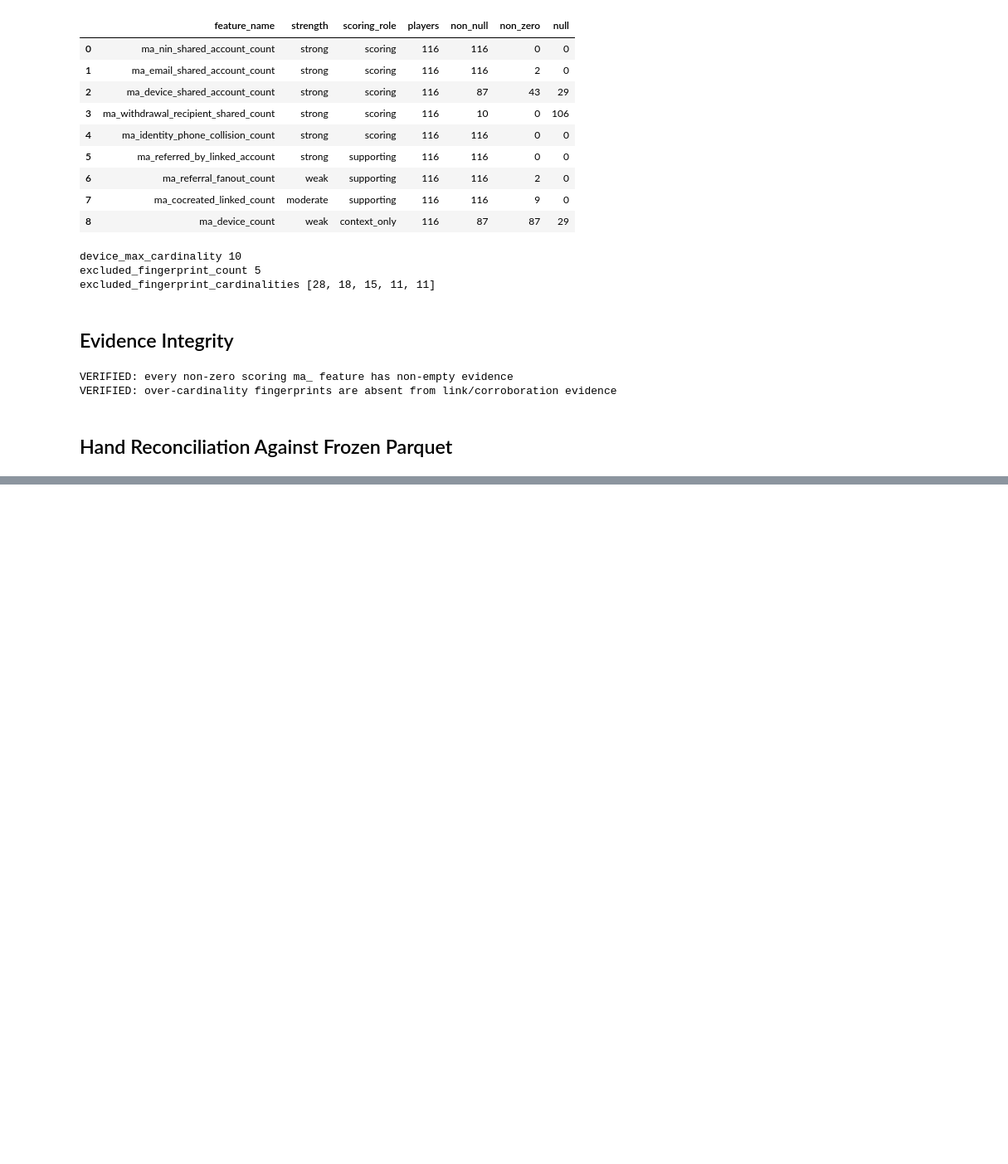
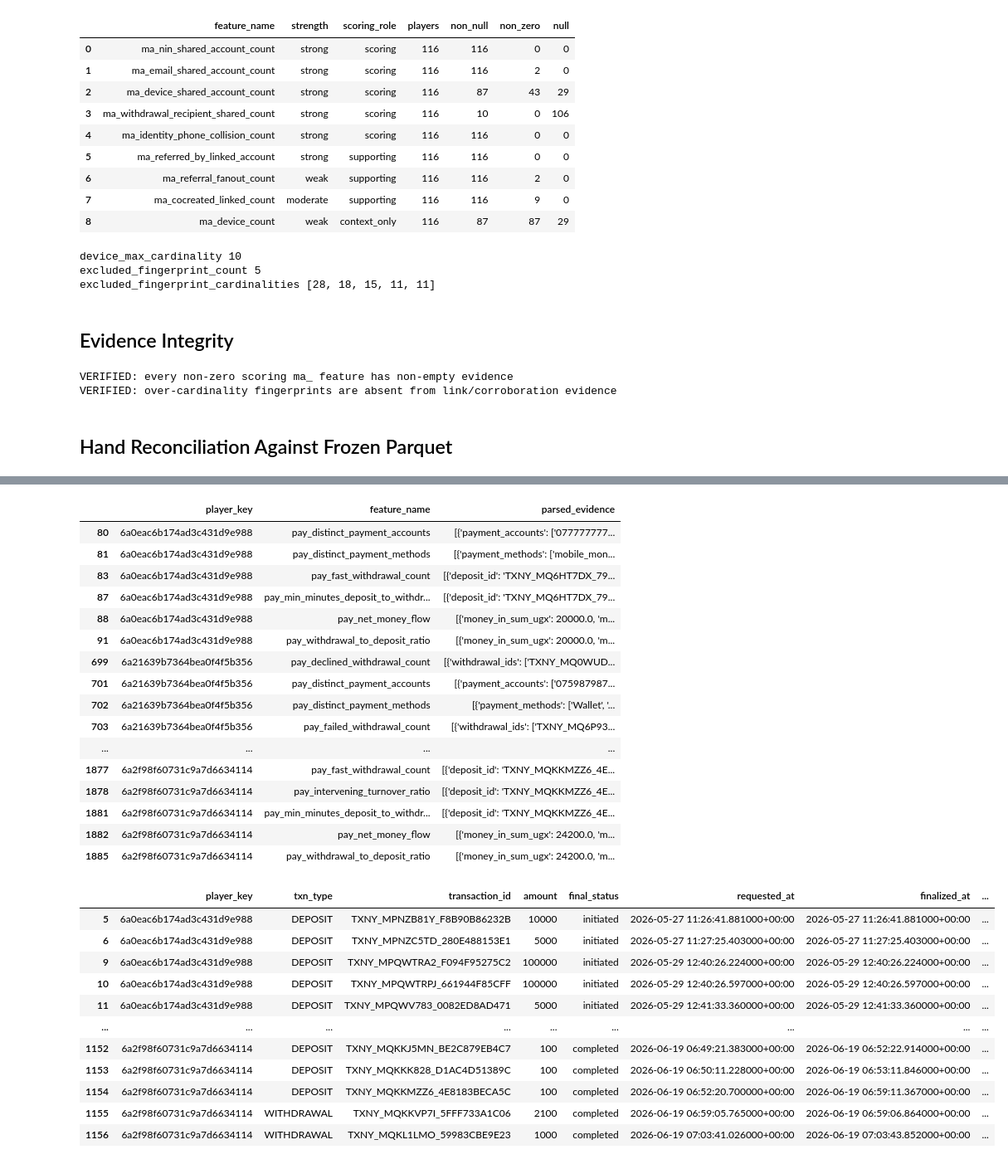
Before and after one commit to AyushDubeyaquagaming/Fraud-Detection-FS-Book, a Jupyter notebook: notebooks/03_features.ipynb, the cells around one changed output, grey strips where cells are left out. Shown at 83% size. Saved outputs shown, nothing was run; the diff lists cells and outputs as text; code cells hidden in the pictures; blank space fills up the shorter version.

```diff
--- a/notebooks/03_features.ipynb
+++ b/notebooks/03_features.ipynb
@@ -295,0 +371,51 @@ picked_players ['6a26959dfc099dd782863ecf', '6a311326aa7ed994dfda83af', '6a0ea9f
+# %%
+flag_players = player_features.loc[
+    player_features["pay_deposit_then_exit_flag"].fillna(False), "player_key"
+].astype(str).tolist()
+fast_players = player_features.loc[
+    player_features["pay_fast_withdrawal_count"].fillna(0).gt(0), "player_key"
+].astype(str).tolist()
+manual_players = player_features.loc[
+    player_features["pay_manual_reconciliation_count"].fillna(0).gt(0), "player_key"
+].astype(str).tolist()
+pay_picked_players = list(
+    dict.fromkeys(flag_players + fast_players + manual_players)
+)[:3]
+print("pay_picked_players", pay_picked_players)
+display(
+    player_features.loc[
+        player_features.player_key.isin(pay_picked_players),
+        ["player_key"] + list(PAY_FEATURE_SPECS),
+    ]
+)
+
+pay_focus_evidence = feature_evidence[
+    feature_evidence.player_key.isin(pay_picked_players)
+    & feature_evidence.feature_name.str.startswith("pay_")
+].copy()
+pay_focus_evidence["parsed_evidence"] = pay_focus_evidence.feature_evidence.map(json.loads)
+display(
+    pay_focus_evidence.loc[
+        pay_focus_evidence.parsed_evidence.map(bool),
+        ["player_key", "feature_name", "parsed_evidence"],
+    ]
+)
+
+display(
+    money_raw.loc[
+        money_raw.player_key.isin(pay_picked_players),
+        [
+            "player_key", "txn_type", "transaction_id", "amount",
+            "final_status", "requested_at", "finalized_at",
+            "recipient_normalized", "is_third_party_recipient",
+            "is_money_in", "is_money_out",
+        ],
+    ].sort_values(["player_key", "requested_at", "transaction_id"])
+)
+display(
+    bets_raw.loc[
+        bets_raw.player_key.isin(pay_picked_players),
+        ["player_key", "ticket_id", "stake", "created_at", "status"],
+    ].sort_values(["player_key", "created_at", "ticket_id"])
+)
+# %% [output]
@@ -295,0 +427,29 @@ picked_players ['6a26959dfc099dd782863ecf', '6a311326aa7ed994dfda83af', '6a0ea9f
+|  | player_key | feature_name | parsed_evidence |
+| 80 | 6a0eac6b174ad3c431d9e988 | pay_distinct_payment_accounts | [{'payment_accounts': ['077777777... |
+| 81 | 6a0eac6b174ad3c431d9e988 | pay_distinct_payment_methods | [{'payment_methods': ['mobile_mon... |
+| 83 | 6a0eac6b174ad3c431d9e988 | pay_fast_withdrawal_count | [{'deposit_id': 'TXNY_MQ6HT7DX_79... |
+| 87 | 6a0eac6b174ad3c431d9e988 | pay_min_minutes_deposit_to_withdr... | [{'deposit_id': 'TXNY_MQ6HT7DX_79... |
+| 88 | 6a0eac6b174ad3c431d9e988 | pay_net_money_flow | [{'money_in_sum_ugx': 20000.0, 'm... |
+| 91 | 6a0eac6b174ad3c431d9e988 | pay_withdrawal_to_deposit_ratio | [{'money_in_sum_ugx': 20000.0, 'm... |
+| 699 | 6a21639b7364bea0f4f5b356 | pay_declined_withdrawal_count | [{'withdrawal_ids': ['TXNY_MQ0WUD... |
+| 701 | 6a21639b7364bea0f4f5b356 | pay_distinct_payment_accounts | [{'payment_accounts': ['075987987... |
+| 702 | 6a21639b7364bea0f4f5b356 | pay_distinct_payment_methods | [{'payment_methods': ['Wallet', '... |
+| 703 | 6a21639b7364bea0f4f5b356 | pay_failed_withdrawal_count | [{'withdrawal_ids': ['TXNY_MQ6P93... |
+| ... | ... | ... | ... |
+| 1877 | 6a2f98f60731c9a7d6634114 | pay_fast_withdrawal_count | [{'deposit_id': 'TXNY_MQKKMZZ6_4E... |
+| 1878 | 6a2f98f60731c9a7d6634114 | pay_intervening_turnover_ratio | [{'deposit_id': 'TXNY_MQKKMZZ6_4E... |
+| 1881 | 6a2f98f60731c9a7d6634114 | pay_min_minutes_deposit_to_withdr... | [{'deposit_id': 'TXNY_MQKKMZZ6_4E... |
+| 1882 | 6a2f98f60731c9a7d6634114 | pay_net_money_flow | [{'money_in_sum_ugx': 24200.0, 'm... |
+| 1885 | 6a2f98f60731c9a7d6634114 | pay_withdrawal_to_deposit_ratio | [{'money_in_sum_ugx': 24200.0, 'm... |
+|  | player_key | txn_type | transaction_id | amount | final_status | requested_at | finalized_at | ... |
+| 5 | 6a0eac6b174ad3c431d9e988 | DEPOSIT | TXNY_MPNZB81Y_F8B90B86232B | 10000 | initiated | 2026-05-27 11:26:41.881000+00:00 | 2026-05-27 11:26:41.881000+00:00 | ... |
+| 6 | 6a0eac6b174ad3c431d9e988 | DEPOSIT | TXNY_MPNZC5TD_280E488153E1 | 5000 | initiated | 2026-05-27 11:27:25.403000+00:00 | 2026-05-27 11:27:25.403000+00:00 | ... |
+| 9 | 6a0eac6b174ad3c431d9e988 | DEPOSIT | TXNY_MPQWTRA2_F094F95275C2 | 100000 | initiated | 2026-05-29 12:40:26.224000+00:00 | 2026-05-29 12:40:26.224000+00:00 | ... |
+| 10 | 6a0eac6b174ad3c431d9e988 | DEPOSIT | TXNY_MPQWTRPJ_661944F85CFF | 100000 | initiated | 2026-05-29 12:40:26.597000+00:00 | 2026-05-29 12:40:26.597000+00:00 | ... |
+| 11 | 6a0eac6b174ad3c431d9e988 | DEPOSIT | TXNY_MPQWV783_0082ED8AD471 | 5000 | initiated | 2026-05-29 12:41:33.360000+00:00 | 2026-05-29 12:41:33.360000+00:00 | ... |
+| ... | ... | ... | ... | ... | ... | ... | ... | ... |
+| 1152 | 6a2f98f60731c9a7d6634114 | DEPOSIT | TXNY_MQKKJ5MN_BE2C879EB4C7 | 100 | completed | 2026-06-19 06:49:21.383000+00:00 | 2026-06-19 06:52:22.914000+00:00 | ... |
+| 1153 | 6a2f98f60731c9a7d6634114 | DEPOSIT | TXNY_MQKKK828_D1AC4D51389C | 100 | completed | 2026-06-19 06:50:11.228000+00:00 | 2026-06-19 06:53:11.846000+00:00 | ... |
+| 1154 | 6a2f98f60731c9a7d6634114 | DEPOSIT | TXNY_MQKKMZZ6_4E8183BECA5C | 100 | completed | 2026-06-19 06:52:20.700000+00:00 | 2026-06-19 06:59:11.367000+00:00 | ... |
+| 1155 | 6a2f98f60731c9a7d6634114 | WITHDRAWAL | TXNY_MQKKVP7I_5FFF733A1C06 | 2100 | completed | 2026-06-19 06:59:05.765000+00:00 | 2026-06-19 06:59:06.864000+00:00 | ... |
+| 1156 | 6a2f98f60731c9a7d6634114 | WITHDRAWAL | TXNY_MQKL1LMO_59983CBE9E23 | 1000 | completed | 2026-06-19 07:03:41.026000+00:00 | 2026-06-19 07:03:43.852000+00:00 | ... |
```
Also changed, not shown: parts of 12 cells of this notebook, 9 other files.
